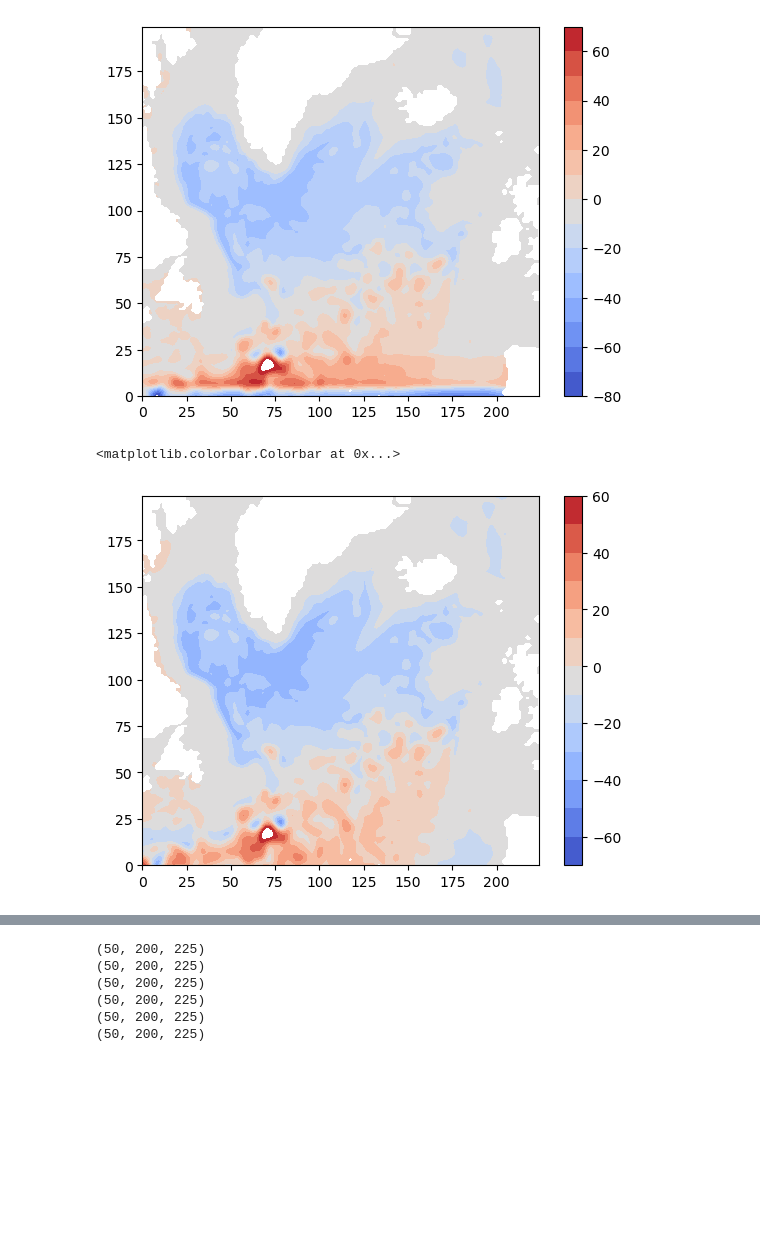
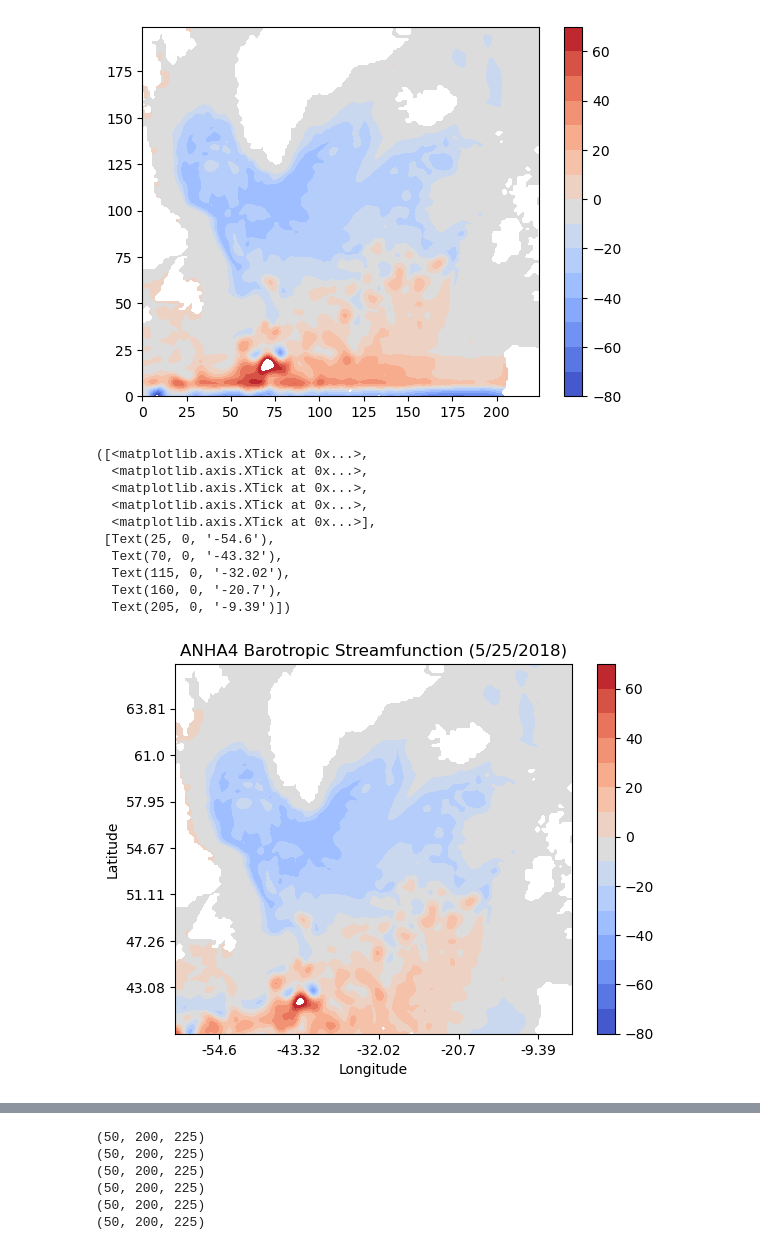
Before and after one commit to gekirkpatrick/NEMO-Analysis-Base-Scripts, a Jupyter notebook: Barotropic_sf.ipynb, the cells around one changed output, grey strips where cells are left out. Saved outputs shown, nothing was run; the diff lists cells and outputs as text; code cells hidden in the pictures; blank space fills up the shorter version.

```diff
--- a/Barotropic_sf.ipynb
+++ b/Barotropic_sf.ipynb
@@ -97,9 +117,23 @@ plt.colorbar()
 [figure]
 # %%
 btsf1 = np.cumsum(np.sum(v_t1 * v_z1, axis = 0) * v_x1, axis = 1)
-plt.contourf(np.where(mask['umask'][0,0,250:450,150:375], btsf1[250:450,150:375] / 1e6, np.nan), np.arange(-70, 70, 10), cmap = 'coolwarm')
+plt.contourf(np.where(mask['umask'][0,0,250:450,150:375], btsf1[250:450,150:375] / 1e6, np.nan), np.arange(-80, 80, 10), cmap = 'coolwarm')
 plt.colorbar()
+plt.title('ANHA4 Barotropic Streamfunction (5/25/2018)')
+plt.xlabel('Longitude')
+plt.ylabel('Latitude')
+plt.yticks(np.arange(25,200, 25), np.trunc(v.nav_lat.values[275:450, 150][::25] * 100) / 100)
+plt.xticks(np.arange(25,225, 45), np.trunc(v.nav_lon.values[250, 175:375][::45] * 100) / 100)
 # %% [output]
-<matplotlib.colorbar.Colorbar at 0x...>
+([<matplotlib.axis.XTick at 0x...>,
+  <matplotlib.axis.XTick at 0x...>,
+  <matplotlib.axis.XTick at 0x...>,
+  <matplotlib.axis.XTick at 0x...>,
+  <matplotlib.axis.XTick at 0x...>],
+ [Text(25, 0, '-54.6'),
+  Text(70, 0, '-43.32'),
+  Text(115, 0, '-32.02'),
+  Text(160, 0, '-20.7'),
+  Text(205, 0, '-9.39')])
-[figure, old version]
+[figure, new version]
 # %%
```
Also changed, not shown: parts of 14 cells of this notebook, 1 other file.
